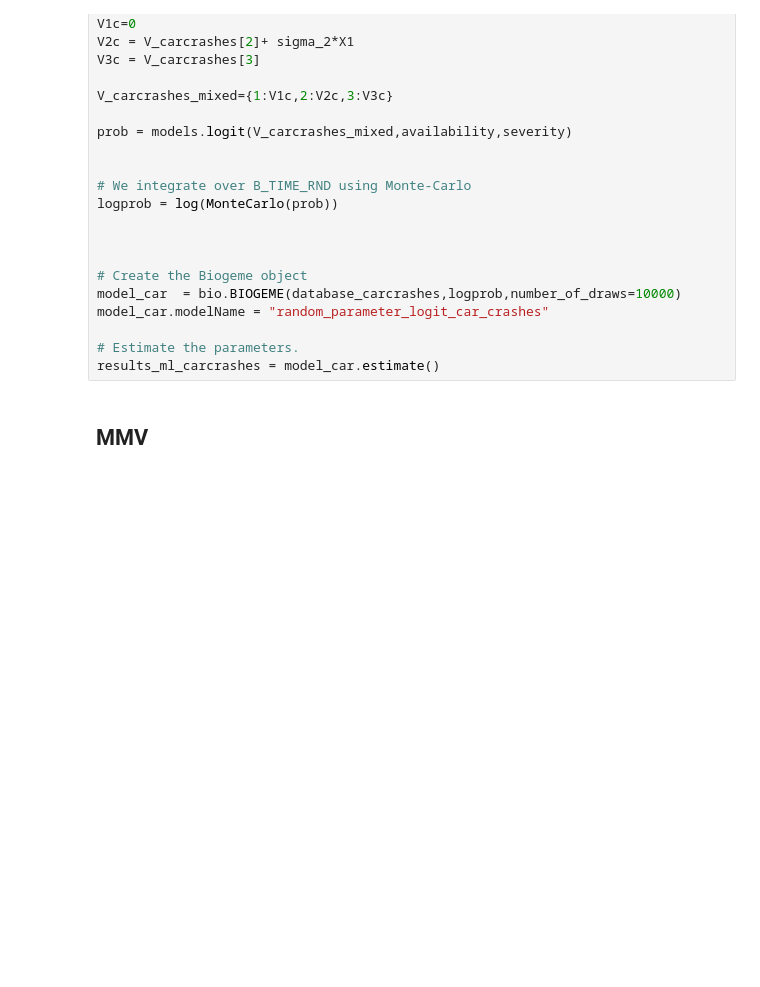
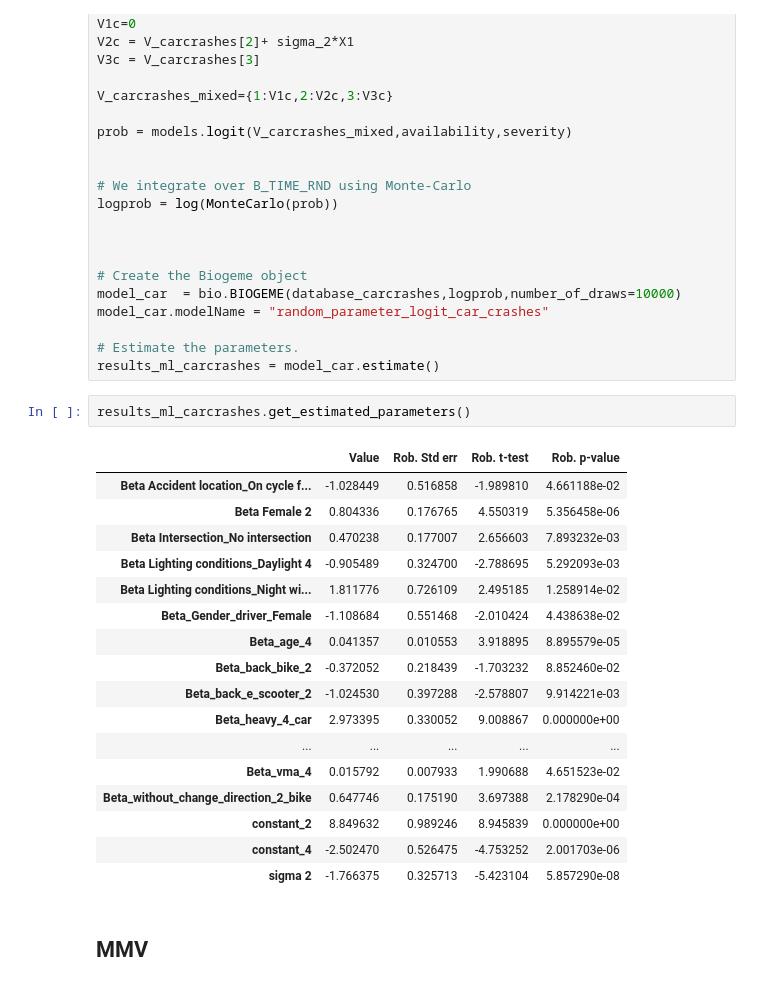
Before and after one commit to martin1207/modeling-mmv-severity, a Jupyter notebook: models.ipynb, the cells around one changed output. Saved outputs shown, nothing was run; the diff lists cells and outputs as text; blank space fills up the shorter version.

```diff
--- a/models.ipynb
+++ b/models.ipynb
@@ -718,6 +718,26 @@ model_car.modelName = "random_parameter_logit_car_crashes"
 
 # Estimate the parameters.
 results_ml_carcrashes = model_car.estimate()
+# %%
+results_ml_carcrashes.get_estimated_parameters()
+# %% [output]
+|  | Value | Rob. Std err | Rob. t-test | Rob. p-value |
+| Beta Accident location_On cycle f... | -1.028449 | 0.516858 | -1.989810 | 4.661188e-02 |
+| Beta Female 2 | 0.804336 | 0.176765 | 4.550319 | 5.356458e-06 |
+| Beta Intersection_No intersection | 0.470238 | 0.177007 | 2.656603 | 7.893232e-03 |
+| Beta Lighting conditions_Daylight 4 | -0.905489 | 0.324700 | -2.788695 | 5.292093e-03 |
+| Beta Lighting conditions_Night wi... | 1.811776 | 0.726109 | 2.495185 | 1.258914e-02 |
+| Beta_Gender_driver_Female | -1.108684 | 0.551468 | -2.010424 | 4.438638e-02 |
+| Beta_age_4 | 0.041357 | 0.010553 | 3.918895 | 8.895579e-05 |
+| Beta_back_bike_2 | -0.372052 | 0.218439 | -1.703232 | 8.852460e-02 |
+| Beta_back_e_scooter_2 | -1.024530 | 0.397288 | -2.578807 | 9.914221e-03 |
+| Beta_heavy_4_car | 2.973395 | 0.330052 | 9.008867 | 0.000000e+00 |
+| ... | ... | ... | ... | ... |
+| Beta_vma_4 | 0.015792 | 0.007933 | 1.990688 | 4.651523e-02 |
+| Beta_without_change_direction_2_bike | 0.647746 | 0.175190 | 3.697388 | 2.178290e-04 |
+| constant_2 | 8.849632 | 0.989246 | 8.945839 | 0.000000e+00 |
+| constant_4 | -2.502470 | 0.526475 | -4.753252 | 2.001703e-06 |
+| sigma 2 | -1.766375 | 0.325713 | -5.423104 | 5.857290e-08 |
 # %% [markdown]
 ## MMV
 # %%
```
